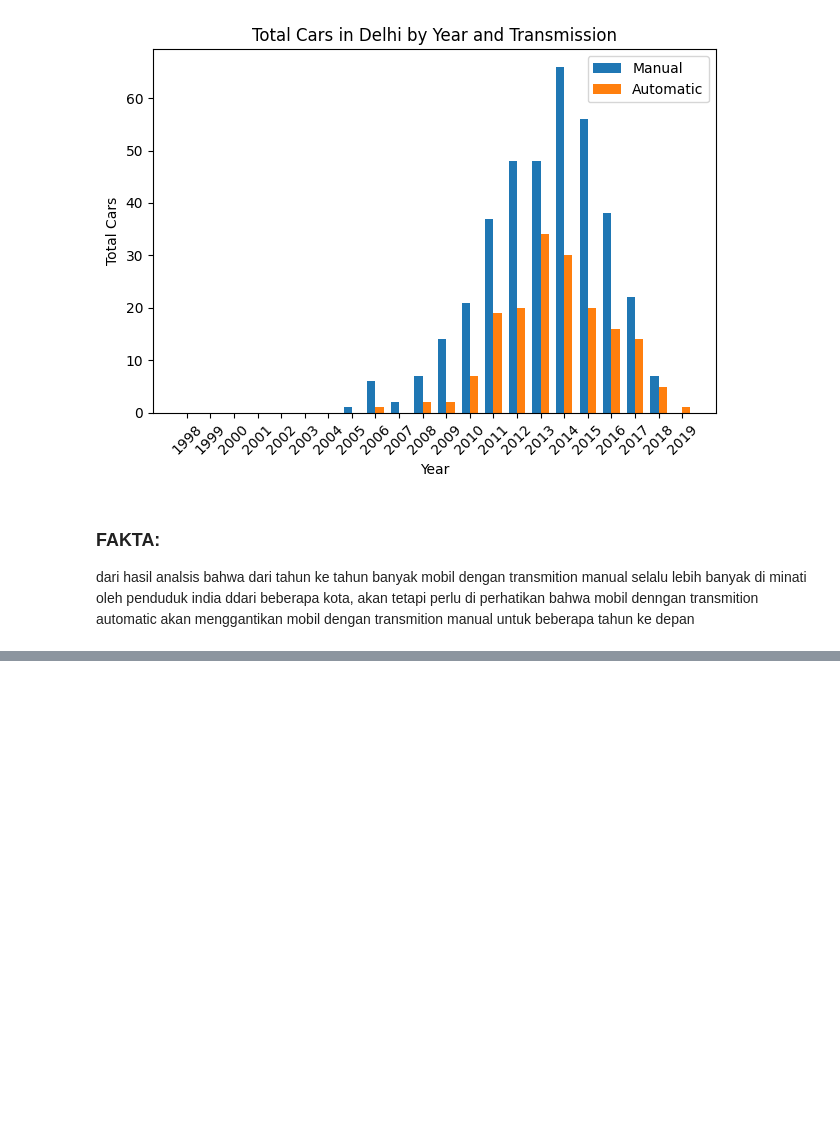
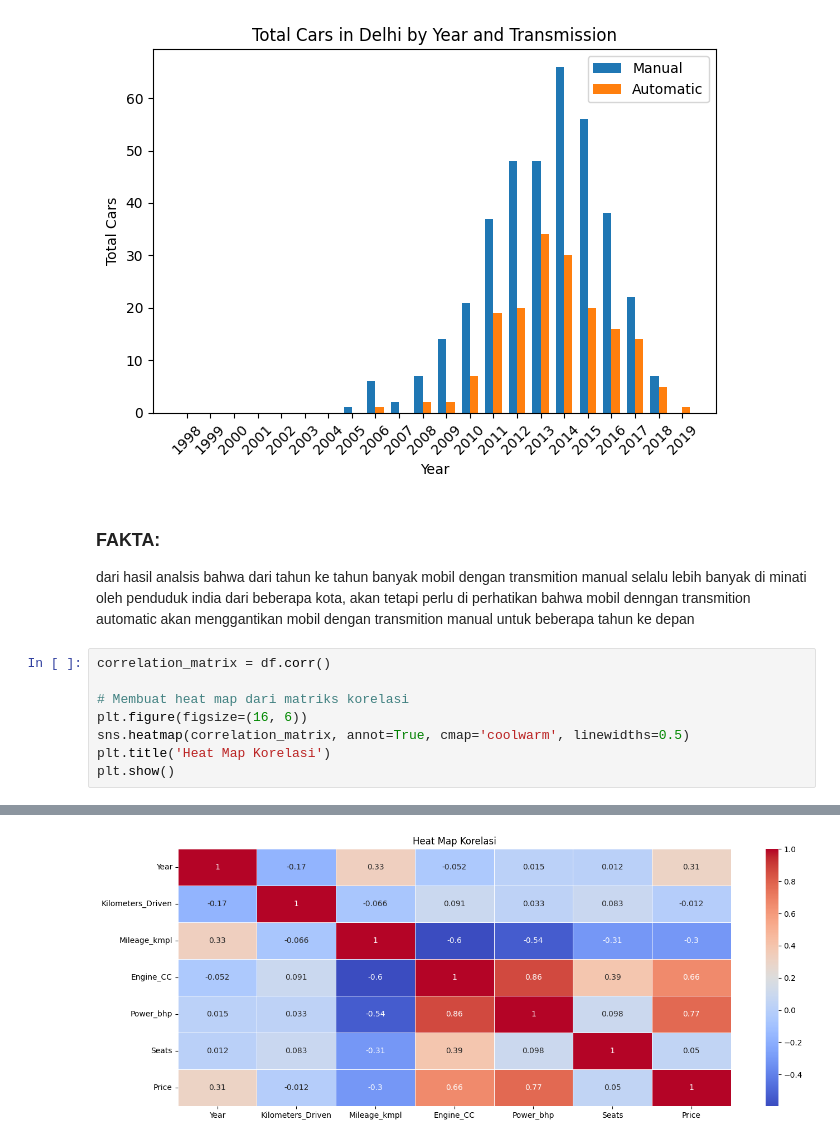
Before and after one commit to AlifianFatahillah/Data-Analisis, a Jupyter notebook: Analisis Car Data.ipynb, the cells around one changed output, grey strips where cells are left out. Cells and saved outputs as stored; diff of their text form; blank space fills up the shorter version.

```diff
--- a/Analisis Car Data.ipynb
+++ b/Analisis Car Data.ipynb
@@ -292,4 +291,13 @@ for city in cities:
 [figure]
 # %% [markdown]
 ### FAKTA:
-dari hasil analsis bahwa dari tahun ke tahun banyak mobil dengan transmition manual selalu  lebih banyak di minati oleh penduduk india ddari beberapa kota, akan tetapi perlu di perhatikan bahwa mobil denngan transmition automatic akan menggantikan mobil dengan transmition manual untuk beberapa tahun ke depan
+dari hasil analsis bahwa dari tahun ke tahun banyak mobil dengan transmition manual selalu  lebih banyak di minati oleh penduduk india dari beberapa kota, akan tetapi perlu di perhatikan bahwa mobil denngan transmition automatic akan menggantikan mobil dengan transmition manual untuk beberapa tahun ke depan
+# %%
+correlation_matrix = df.corr()
+
+# Membuat heat map dari matriks korelasi
+plt.figure(figsize=(16, 6))
+sns.heatmap(correlation_matrix, annot=True, cmap='coolwarm', linewidths=0.5)
+plt.title('Heat Map Korelasi')
+plt.show()
+# %% [output]
@@ -295,0 +305 @@ dari hasil analsis bahwa dari tahun ke tahun banyak mobil dengan transmition man
+[figure, added]
```
Also changed, not shown: parts of 16 cells of this notebook.
